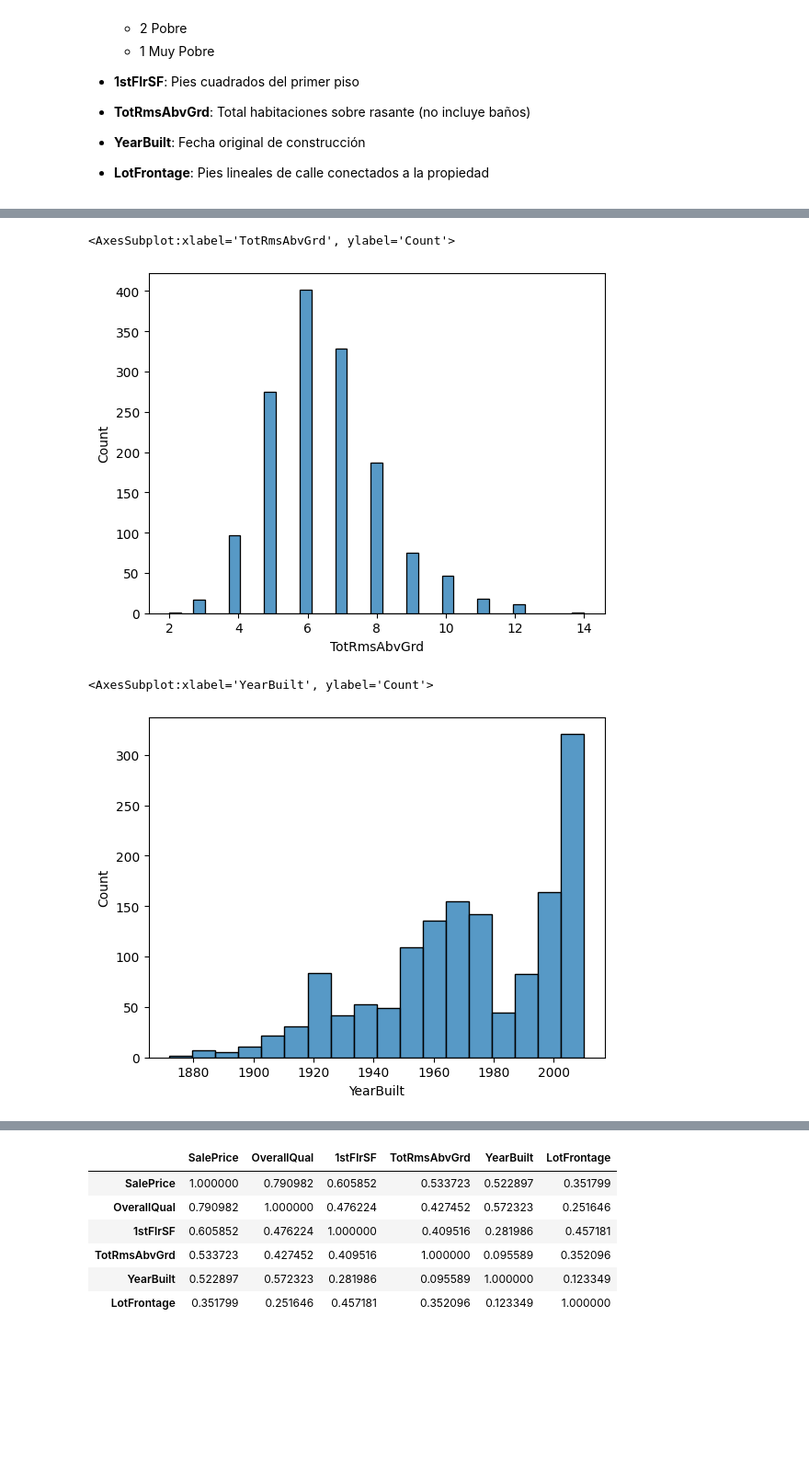
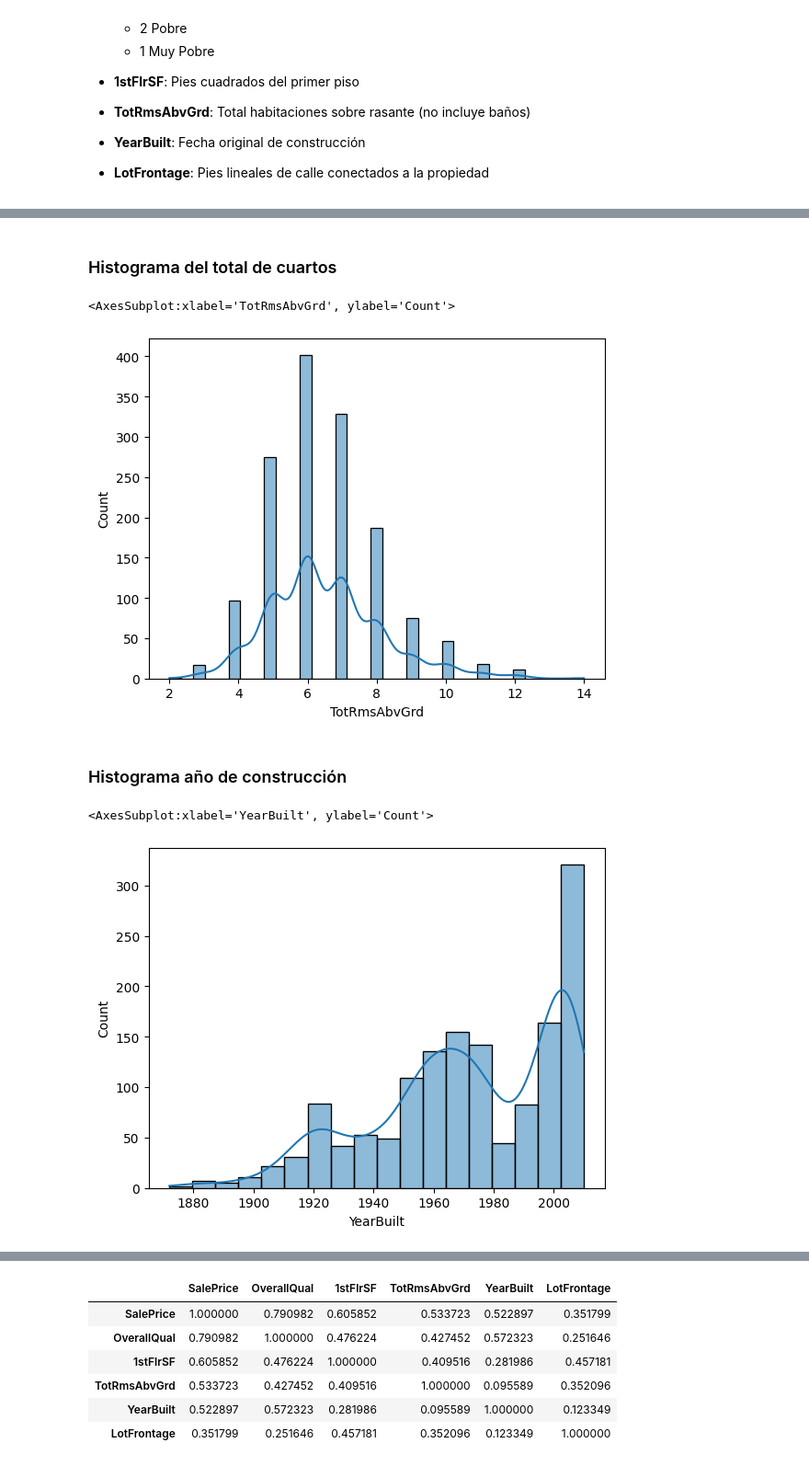
Before and after one commit to luisramilian95/data-science-ug, a Jupyter notebook: project-1/main.ipynb, the cells around one changed output, grey strips where cells are left out. Shown: that part at 92% size. Drawn from its saved outputs; the diff is of its cells as text; code cells hidden in the pictures; blank space fills up the shorter version.

```diff
--- a/project-1/main.ipynb
+++ b/project-1/main.ipynb
@@ -100,10 +124,14 @@ sns.histplot(data=data_frame, x=FIRST_FLOOR_SQUARE_FEET)
+# %% [markdown]
+### Histograma del total de cuartos
 # %%
-sns.histplot(data=data_frame, x=TOTAL_ROOMS)
+sns.histplot(data=data_frame, x=TOTAL_ROOMS, kde=True)
 # %% [output]
 <AxesSubplot:xlabel='TotRmsAbvGrd', ylabel='Count'>
-[figure, old version]
+[figure, new version]
+# %% [markdown]
+### Histograma año de construcción
 # %%
-sns.histplot(data=data_frame, x=YEAR_BUILT)
+sns.histplot(data=data_frame, x=YEAR_BUILT, kde=True)
 # %% [output]
 <AxesSubplot:xlabel='YearBuilt', ylabel='Count'>
-[figure, old version]
+[figure, new version]
```
Also changed, not shown: parts of 102 cells of this notebook.
